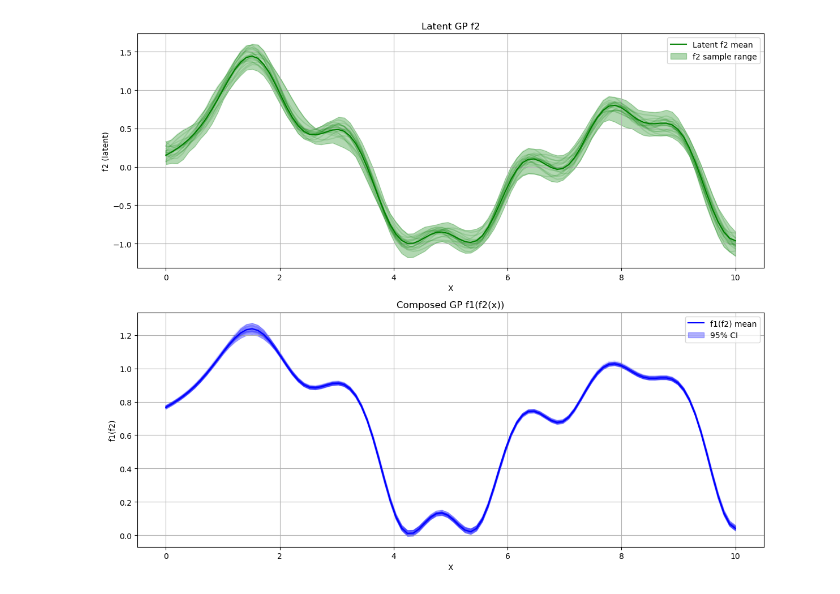
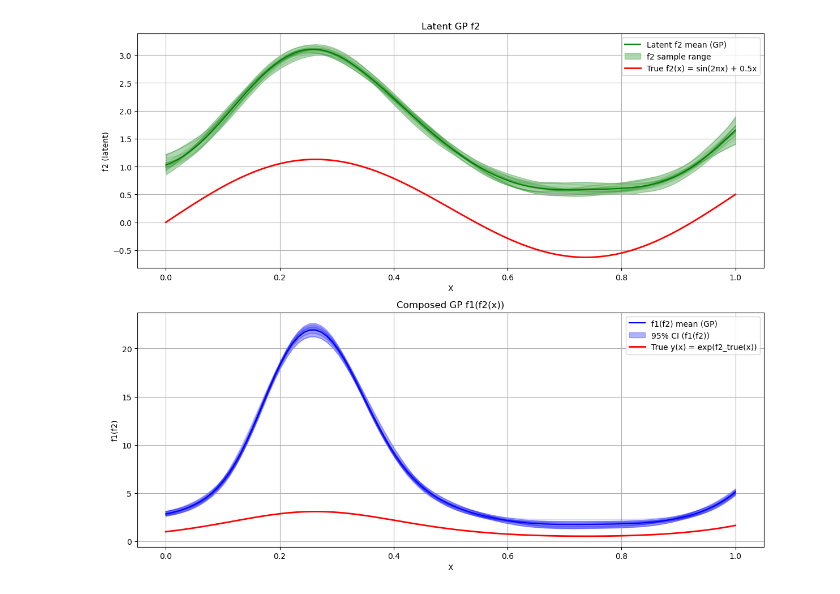
Before and after one commit to mariaubiali/toy-not-toy-model, a Jupyter notebook: test_toyGP.ipynb, the cells around one changed output. Cells and saved outputs as stored; diff of their text form; code cells hidden in the pictures.

```diff
--- a/test_toyGP.ipynb
+++ b/test_toyGP.ipynb
@@ -89,21 +132,18 @@ plt.show()
 # %%
-# Gaussian Process Composition: f1(f2(x))
-# --------------------------------------
+rng = np.random.default_rng(42)
 
-import numpy as np
-import matplotlib.pyplot as plt
-from sklearn.gaussian_process import GaussianProcessRegressor
-from sklearn.gaussian_process.kernels import RBF, ConstantKernel as C
+def f2_true(x):
+    return np.sin(2*np.pi*x) + 0.5*x
 
-np.random.seed(42)
+def f1(z):
+    return np.exp(z)
 
-# -------------------------
-# 1. Generate toy data
-# -------------------------
-X = np.linspace(0, 10, 20).reshape(-1, 1)
-y = np.sin(X).ravel() + 0.3 * np.random.randn(X.shape[0])  # observed data
+n = 60
+X = np.linspace(0, 1, n)[:, None]
+sigma_y = 0.15
+y = f1(f2_true(X)).ravel() + rng.normal(0, sigma_y, size=n)
 
-# Standardize y for later rescaling
+# Standardize y for GP
 y_train_mean = y.mean()
 y_train_std = y.std()
 y_std = (y - y_train_mean) / y_train_std
@@ -111,11 +151,11 @@ y_std = (y - y_train_mean) / y_train_std
 # -------------------------
 # 2. Fit first GP (f2)
 # -------------------------
-kernel = C(1.0, (1e-3, 1e3)) * RBF(1.0, (1e-2, 1e2))
-gp_f2 = GaussianProcessRegressor(kernel=kernel, n_restarts_optimizer=5, alpha=0.1**2, normalize_y=True)
+kernel = C(1.0, (1e-3, 1e3)) * RBF(length_scale=0.2, length_scale_bounds=(1e-2, 1e2))
+gp_f2 = GaussianProcessRegressor(kernel=kernel, n_restarts_optimizer=5, alpha=sigma_y**2, normalize_y=True)
 gp_f2.fit(X, y_std)
 
-X_star = np.linspace(0, 10, 100).reshape(-1, 1)
+X_star = np.linspace(0, 1, 100).reshape(-1, 1)
 f2_mean_std, f2_cov = gp_f2.predict(X_star, return_cov=True)
 f2_samples_std = np.random.multivariate_normal(f2_mean_std, f2_cov, size=50)
 
@@ -125,11 +165,10 @@ f2_samples = f2_samples_std * y_train_std + y_train_mean
 
 # -------------------------
 # 3. Compose second GP (f1(f2))
-# For simplicity, f1 will also be a GP fit to f2_samples mean
 # -------------------------
-# We'll generate noisy targets for f1 for demonstration
-f1_targets = np.log(f2_mean - f2_mean.min() + 1)  # some nonlinear transformation
-gp_f1 = GaussianProcessRegressor(kernel=kernel, n_restarts_optimizer=5, alpha=0.1**2, normalize_y=True)
+# Use known f1 on GP mean as targets for f1 GP
+f1_targets = f1(f2_mean)
+gp_f1 = GaussianProcessRegressor(kernel=kernel, n_restarts_optimizer=5, alpha=sigma_y**2, normalize_y=True)
 gp_f1.fit(f2_mean.reshape(-1,1), f1_targets)
 
 # Predict f1(f2(x))
@@ -138,38 +177,47 @@ f1_samples = np.random.multivariate_normal(f1_mean, f1_cov, size=50)
 f1_lo, f1_hi = np.percentile(f1_samples, [2.5, 97.5], axis=0)
 
 # -------------------------
-# 4. Plotting
+# 4. Plotting (with true functions)
 # -------------------------
 n_samples_to_plot = min(20, f2_samples.shape[0], f1_samples.shape[0])
 X_pred_flat = X_star.flatten()
 
+# Compute true functions
+f2_true_vals = f2_true(X_pred_flat)
+f1_true_vals = f1(f2_true_vals)
+
 plt.figure(figsize=(12, 10))
 
-# Top: latent f2
+# --- Top: latent f2 ---
 ax1 = plt.subplot(2,1,1)
-ax1.plot(X_pred_flat, f2_mean, color='green', label="Latent f2 mean")
-ax1.fill_between(X_pred_flat, f2_samples.min(axis=0), f2_samples.max(axis=0), color='green', alpha=0.3, label="f2 sample range")
+ax1.plot(X_pred_flat, f2_mean, color='green', label="Latent f2 mean (GP)")
+ax1.fill_between(X_pred_flat, f2_samples.min(axis=0), f2_samples.max(axis=0),
+                 color='green', alpha=0.3, label="f2 sample range")
 for i in np.random.choice(f2_samples.shape[0], n_samples_to_plot, replace=False):
     ax1.plot(X_pred_flat, f2_samples[i], color='green', alpha=0.15)
+# True latent function
+ax1.plot(X_pred_flat, f2_true_vals, color='red', linewidth=2, label="True f2(x) = sin(2πx) + 0.5x")
 ax1.set_xlabel("X")
 ax1.set_ylabel("f2 (latent)")
 ax1.set_title("Latent GP f2")
 ax1.legend()
 ax1.grid(True)
 
-# Bottom: f1(f2(x))
+# --- Bottom: f1(f2(x)) ---
 ax2 = plt.subplot(2,1,2)
-ax2.plot(X_pred_flat, f1_mean, color='blue', label="f1(f2) mean")
-ax2.fill_between(X_pred_flat, f1_lo, f1_hi, color='blue', alpha=0.3, label="95% CI")
+ax2.plot(X_pred_flat, f1_mean, color='blue', label="f1(f2) mean (GP)")
+ax2.fill_between(X_pred_flat, f1_lo, f1_hi, color='blue', alpha=0.3, label="95% CI (f1(f2))")
 for i in np.random.choice(f1_samples.shape[0], n_samples_to_plot, replace=False):
     ax2.plot(X_pred_flat, f1_samples[i], color='blue', alpha=0.15)
+# True composed function
+ax2.plot(X_pred_flat, f1_true_vals, color='red', linewidth=2, label="True y(x) = exp(f2_true(x))")
 ax2.set_xlabel("X")
 ax2.set_ylabel("f1(f2)")
 ax2.set_title("Composed GP f1(f2(x))")
 ax2.legend()
 ax2.grid(True)
 
 plt.tight_layout()
 plt.show()
 # %% [output]
-[figure, old version]
+[figure, new version]
```
Also changed, not shown: parts of 12 cells of this notebook.
